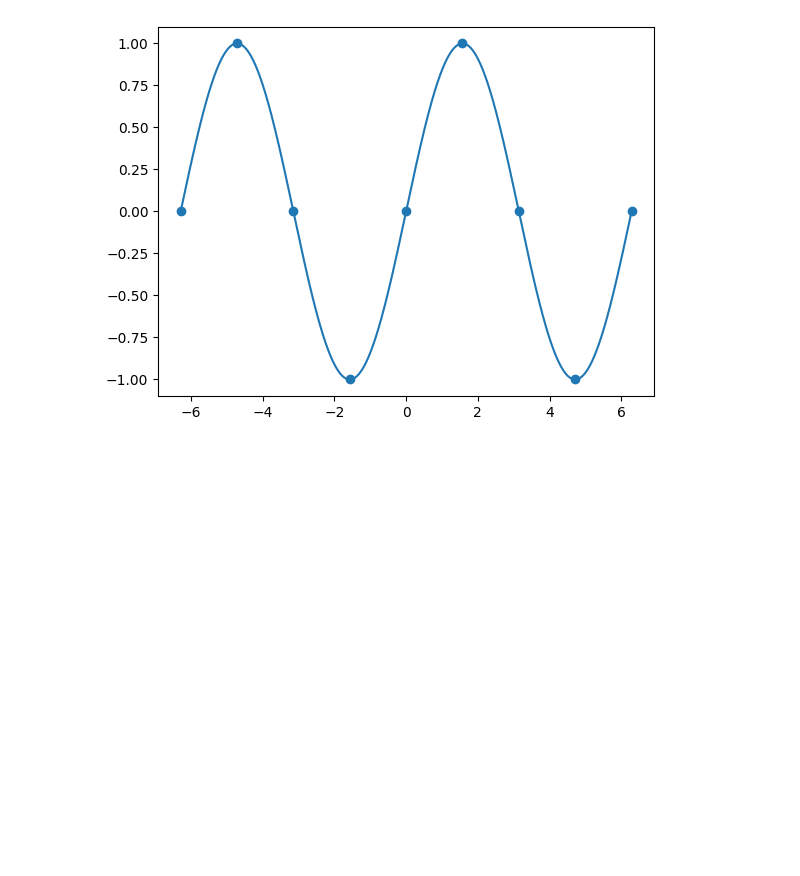
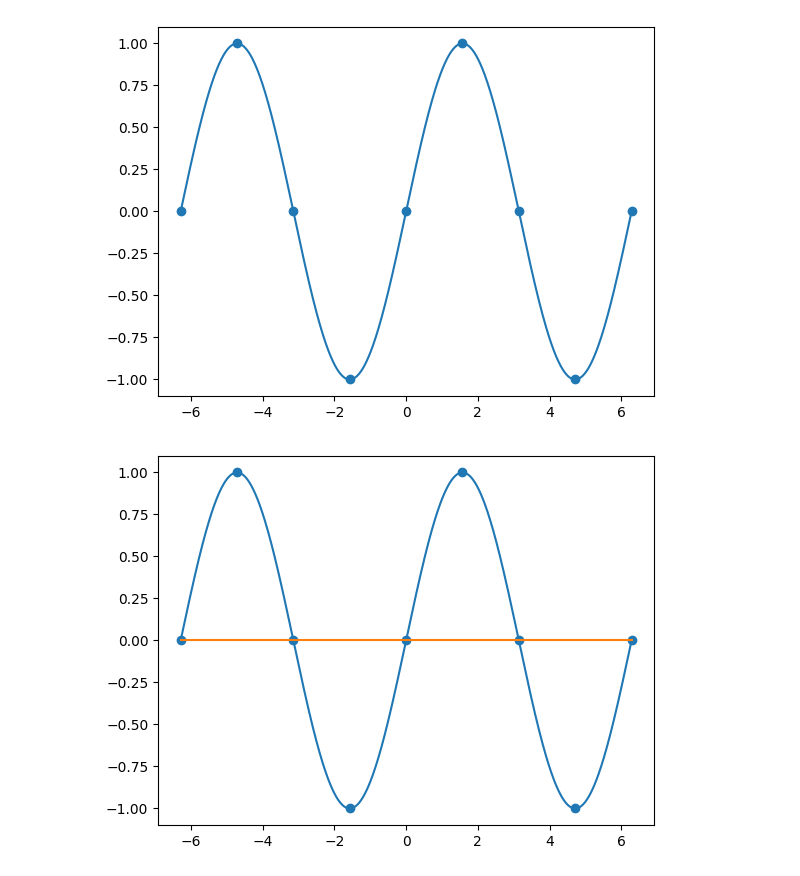
Before and after one commit to will-lynas/MATH0114-ML-AI, a Jupyter notebook: notebook.ipynb, the cells around one changed output. Saved outputs shown, nothing was run; the diff lists cells and outputs as text; code cells hidden in the pictures; blank space fills up the shorter version.

```diff
--- a/notebook.ipynb
+++ b/notebook.ipynb
@@ -16,3 +15,17 @@ plt.scatter(x, y)
 plt.show()
 # %% [output]
 [figure]
+# %%
+degree = 5
+coefficients = np.zeros(degree)
+p = np.poly1d(coefficients)
+
+py = p(x)
+smoothed_py = p(smoothed_x)
+
+plt.plot(smoothed_x, smoothed_y)
+plt.plot(smoothed_x, smoothed_py)
+plt.scatter(x, y)
+plt.show()
+# %% [output]
+[figure, added]
```
Also changed, not shown: parts of 1 cell of this notebook.
